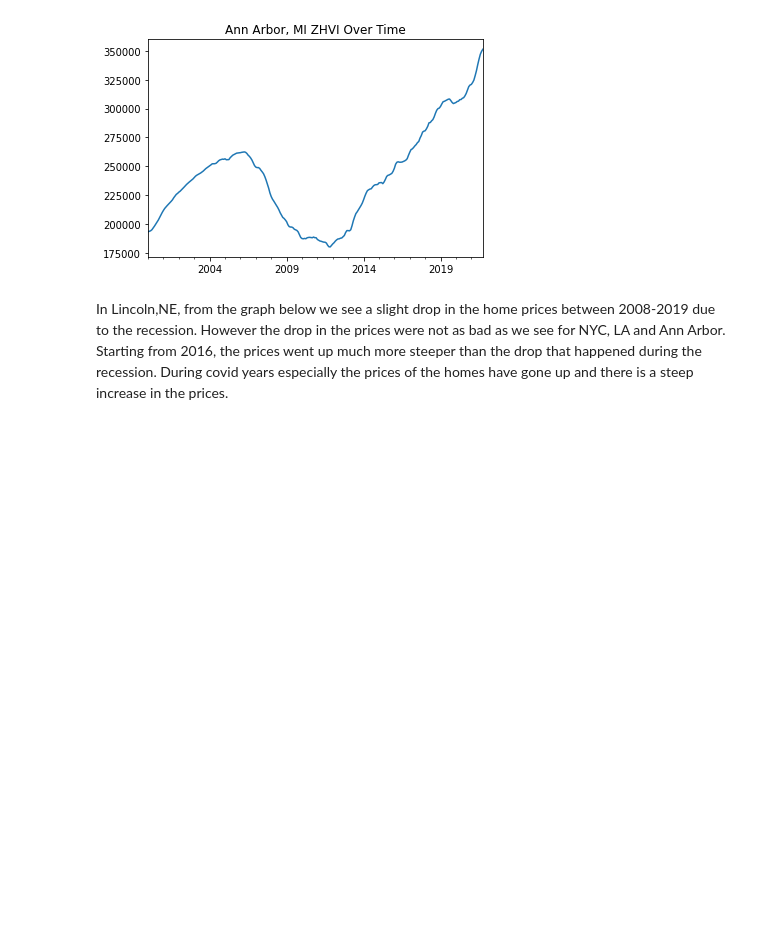
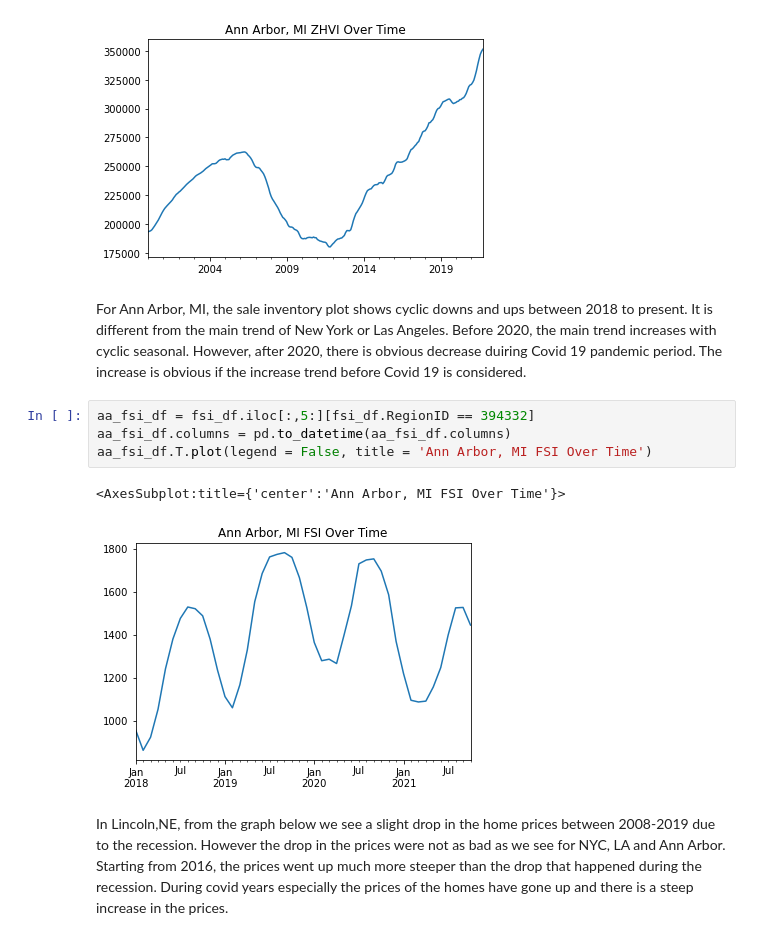
Before and after one commit to daniel3521/STA-141B-Final-Project, a Jupyter notebook: notebook/STA141B-Final-Project.ipynb, the cells around one changed output. Cells and saved outputs as stored; diff of their text form; blank space fills up the shorter version.

```diff
--- a/notebook/STA141B-Final-Project.ipynb
+++ b/notebook/STA141B-Final-Project.ipynb
@@ -223,6 +240,15 @@ aa_zhvi_df.T.plot(legend = False, title = 'Ann Arbor, MI ZHVI Over Time')
 # %% [output]
 <AxesSubplot:title={'center':'Ann Arbor, MI ZHVI Over Time'}>
 [figure]
+# %% [markdown]
+For Ann Arbor, MI, the sale inventory plot shows cyclic downs and ups between 2018 to present. It is different from the main trend of New York or Las Angeles. Before 2020, the main trend increases with cyclic seasonal. However, after 2020, there is obvious decrease duiring Covid 19 pandemic period. The increase is obvious if the increase trend before Covid 19 is considered.
+# %%
+aa_fsi_df = fsi_df.iloc[:,5:][fsi_df.RegionID == 394332]
+aa_fsi_df.columns = pd.to_datetime(aa_fsi_df.columns)
+aa_fsi_df.T.plot(legend = False, title = 'Ann Arbor, MI FSI Over Time')
+# %% [output]
+<AxesSubplot:title={'center':'Ann Arbor, MI FSI Over Time'}>
+[figure, added]
 # %% [markdown]
 In Lincoln,NE, from the graph below we see a slight drop in the home prices between 2008-2019 due to the recession. However the drop in the prices were not as bad as we see for NYC, LA and Ann Arbor. Starting from 2016, the prices went up much more steeper than the drop that happened during the recession. During covid years especially the prices of the homes have gone up and there is a steep increase in the prices.
 # %%
```
Also changed, not shown: parts of 10 cells of this notebook.
